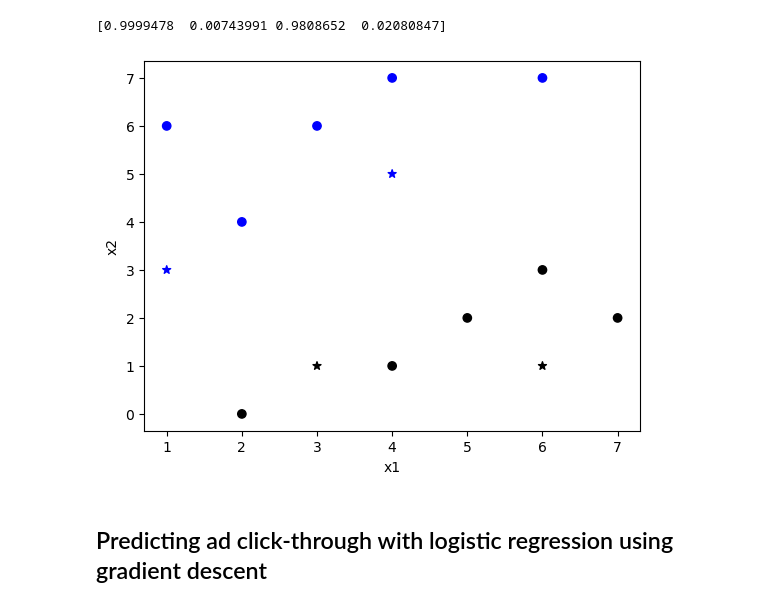
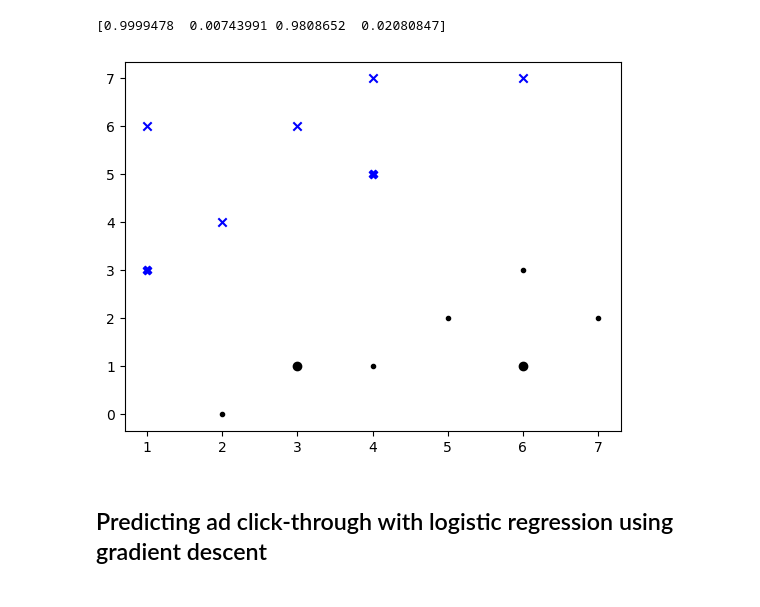
Before and after one commit to packtjaniceg/Python-Machine-Learning-by-Example-Fourth-Edition, a Jupyter notebook: ch4/ch4_part1.ipynb, the cells around one changed output. Drawn from its saved outputs; the diff is of its cells as text; code cells hidden in the pictures.

```diff
--- a/ch4/ch4_part1.ipynb
+++ b/ch4/ch4_part1.ipynb
@@ -233,14 +233,15 @@ print(predictions)
 # %% [output]
 [0.9999478  0.00743991 0.9808652  0.02080847]
 # %%
-plt.scatter(X_train[:,0], X_train[:,1], c=['b']*5+['k']*5, marker='o')
-colours = ['k' if prediction >= 0.5 else 'b' for prediction in predictions]
-plt.scatter(X_test[:,0], X_test[:,1], marker='*', c=colours)
-plt.xlabel('x1')
-plt.ylabel('x2')
+plt.scatter(X_train[:5,0], X_train[:5,1], c='b', marker='x')
+plt.scatter(X_train[5:,0], X_train[5:,1], c='k', marker='.')
+for i, prediction in enumerate(predictions):
+    marker = 'X' if prediction < 0.5 else 'o'
+    c = 'b' if prediction < 0.5 else 'k'
+    plt.scatter(X_test[i,0], X_test[i,1], c=c, marker=marker)
 plt.show()
 # %% [output]
-[figure, old version]
+[figure, new version]
 # %% [markdown]
 ## Predicting ad click-through with logistic regression using gradient descent
 # %%
```
Also changed, not shown: parts of 4 cells of this notebook, 1 other file.
